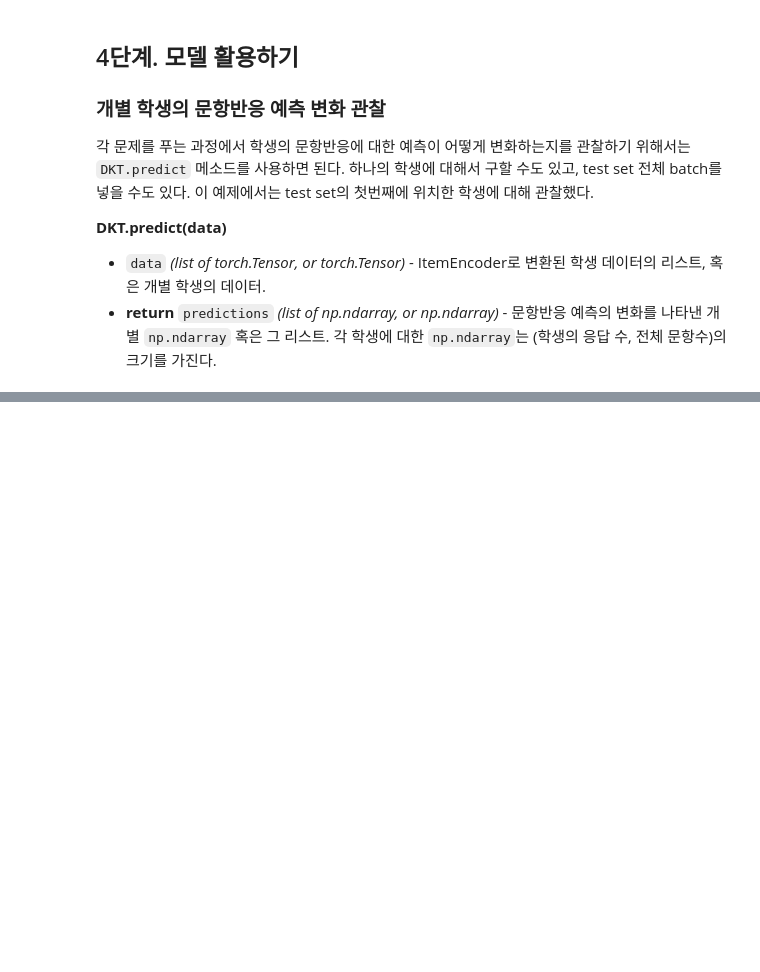
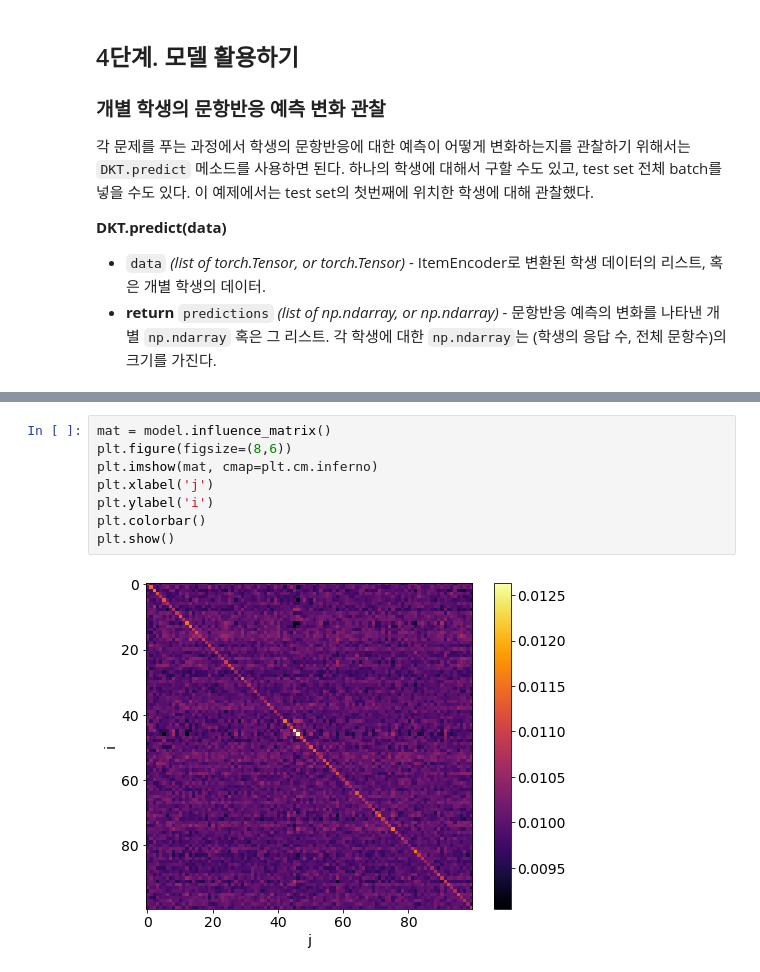
Before and after one commit to juno-hwang/juno-dkt, a Jupyter notebook: example/ASSISTment2015.ipynb, the cells around one changed output, grey strips where cells are left out. Saved outputs shown, nothing was run; the diff lists cells and outputs as text; blank space fills up the shorter version.

```diff
--- a/example/ASSISTment2015.ipynb
+++ b/example/ASSISTment2015.ipynb
@@ -243,0 +259,10 @@ plt.show()
+# %%
+mat = model.influence_matrix()
+plt.figure(figsize=(8,6))
+plt.imshow(mat, cmap=plt.cm.inferno)
+plt.xlabel('j')
+plt.ylabel('i')
+plt.colorbar()
+plt.show()
+# %% [output]
+[figure, added]
```
Also changed, not shown: parts of 8 cells of this notebook, 5 other files.
